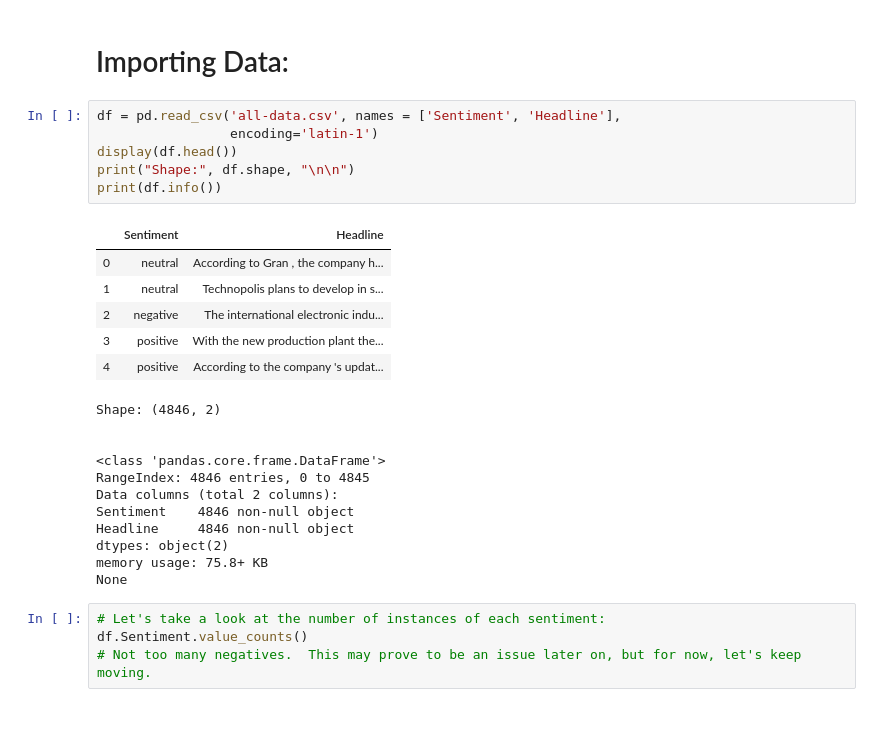
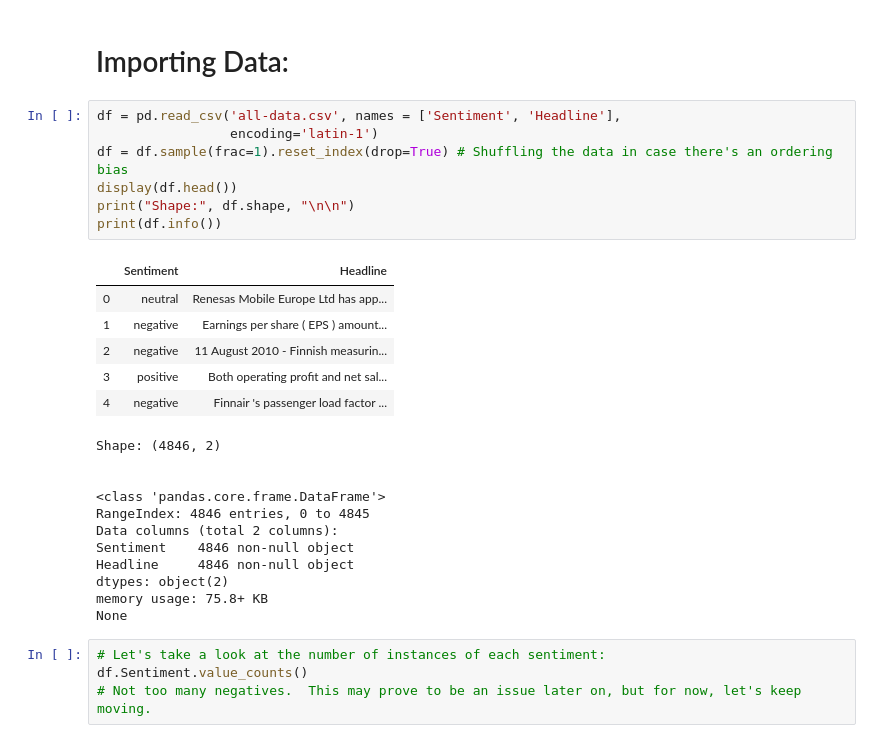
Before and after one commit to thomaskbrown18/financial_news_nlp, a Jupyter notebook: binary_model.ipynb, the cells around one changed output. Saved outputs shown, nothing was run; the diff lists cells and outputs as text.

```diff
--- a/binary_model.ipynb
+++ b/binary_model.ipynb
@@ -85,16 +87,17 @@ pd.set_option('display.max_colwidth', -1)
 # %%
 df = pd.read_csv('all-data.csv', names = ['Sentiment', 'Headline'],
                  encoding='latin-1')
+df = df.sample(frac=1).reset_index(drop=True) # Shuffling the data in case there's an ordering bias
 display(df.head())
 print("Shape:", df.shape, "\n\n")
 print(df.info())
 # %% [output]
 |  | Sentiment | Headline |
-| 0 | neutral | According to Gran , the company h... |
-| 1 | neutral | Technopolis plans to develop in s... |
-| 2 | negative | The international electronic indu... |
-| 3 | positive | With the new production plant the... |
-| 4 | positive | According to the company 's updat... |
+| 0 | neutral | Renesas Mobile Europe Ltd has app... |
+| 1 | negative | Earnings per share ( EPS ) amount... |
+| 2 | negative | 11 August 2010 - Finnish measurin... |
+| 3 | positive | Both operating profit and net sal... |
+| 4 | negative | Finnair 's passenger load factor ... |
 Shape: (4846, 2)
 
 
```
Also changed, not shown: parts of 39 cells of this notebook, 3 other files.
